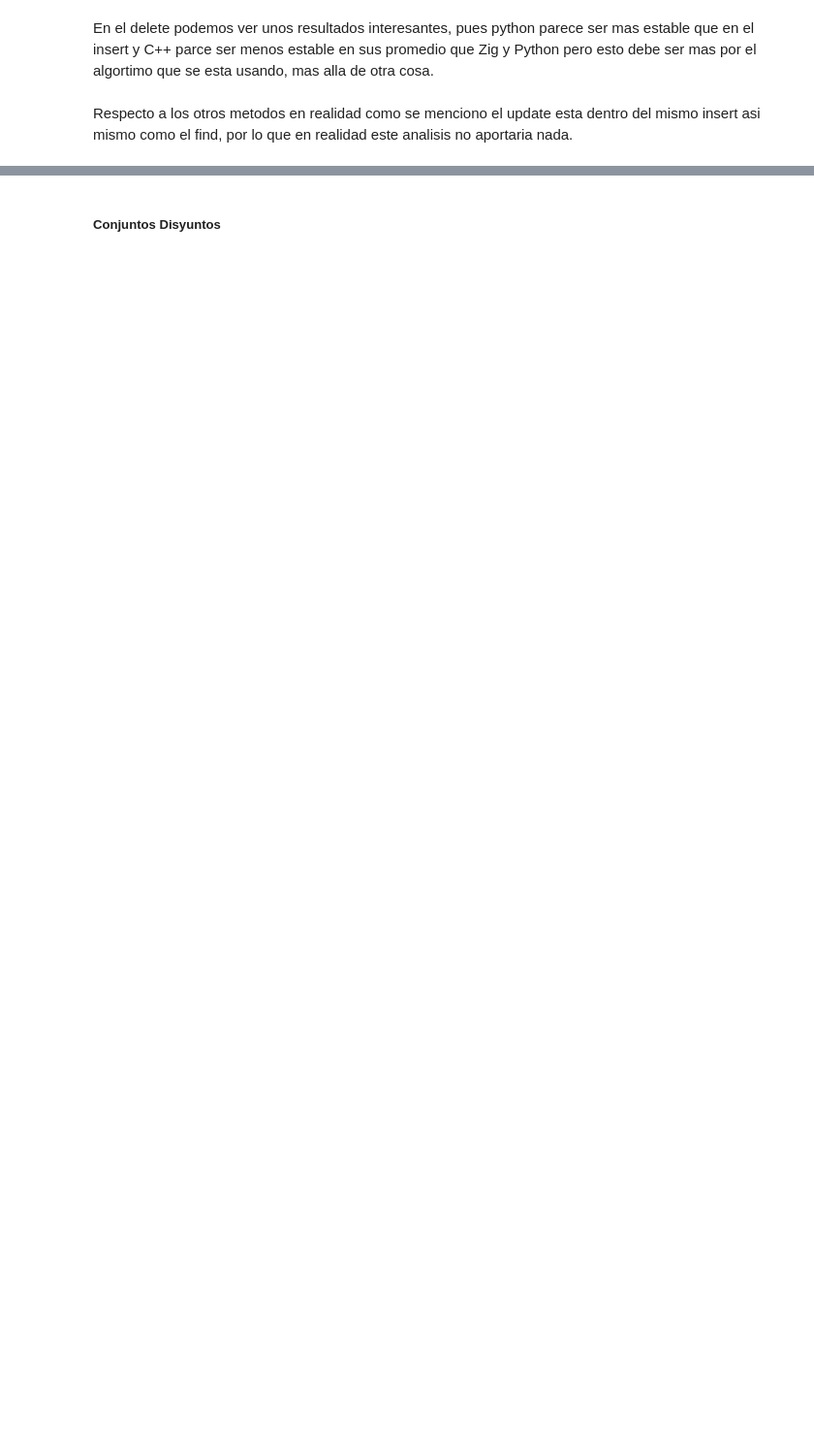
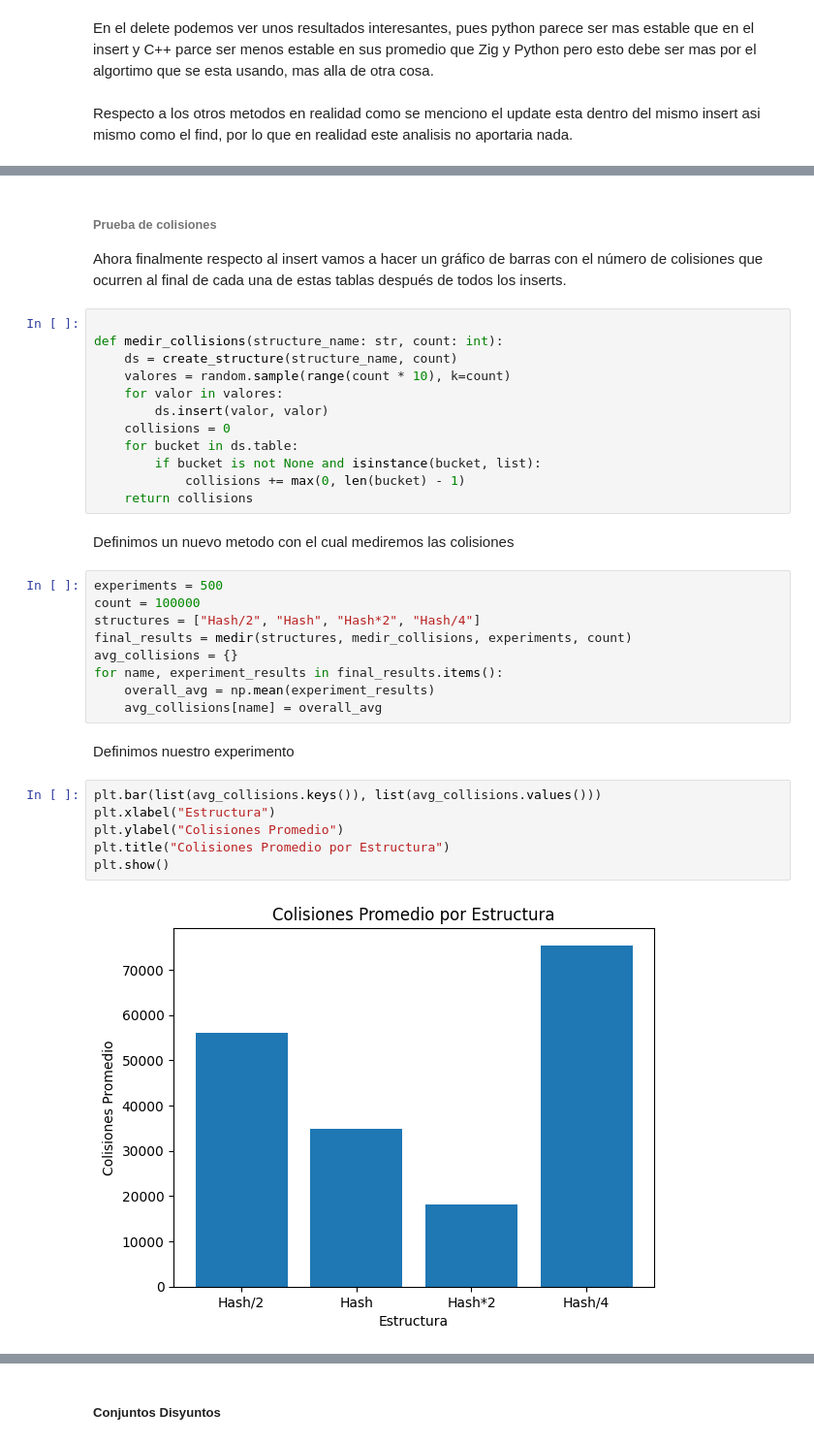
Before and after one commit to JaredMijailRE/Data-Structures, a Jupyter notebook: Analisys/analisysHash.ipynb, the cells around one changed output, grey strips where cells are left out. Shown at 97% size. Drawn from its saved outputs; the diff is of its cells as text; blank space fills up the shorter version.

```diff
--- a/Analisys/analisysHash.ipynb
+++ b/Analisys/analisysHash.ipynb
@@ -649,0 +717,36 @@ Respecto a los otros metodos en realidad como se menciono el update esta dentro
+# %% [markdown]
+###### Prueba de colisiones
+Ahora finalmente respecto al insert vamos a hacer un gráfico de barras con el número de colisiones que ocurren al final de cada una de estas tablas después de todos los inserts.
+# %%
+
+def medir_collisions(structure_name: str, count: int):
+    ds = create_structure(structure_name, count)
+    valores = random.sample(range(count * 10), k=count)
+    for valor in valores:
+        ds.insert(valor, valor)
+    collisions = 0
+    for bucket in ds.table:
+        if bucket is not None and isinstance(bucket, list):
+            collisions += max(0, len(bucket) - 1)
+    return collisions
+# %% [markdown]
+Definimos un nuevo metodo con el cual mediremos las colisiones
+# %%
+experiments = 500
+count = 100000
+structures = ["Hash/2", "Hash", "Hash*2", "Hash/4"]
+final_results = medir(structures, medir_collisions, experiments, count)
+avg_collisions = {}
+for name, experiment_results in final_results.items():
+    overall_avg = np.mean(experiment_results)
+    avg_collisions[name] = overall_avg
+# %% [markdown]
+Definimos nuestro experimento
+# %%
+plt.bar(list(avg_collisions.keys()), list(avg_collisions.values()))
+plt.xlabel("Estructura")
+plt.ylabel("Colisiones Promedio")
+plt.title("Colisiones Promedio por Estructura")
+plt.show()
+# %% [output]
+[figure, added]
```
Also changed, not shown: parts of 26 cells of this notebook, 1 other file.
